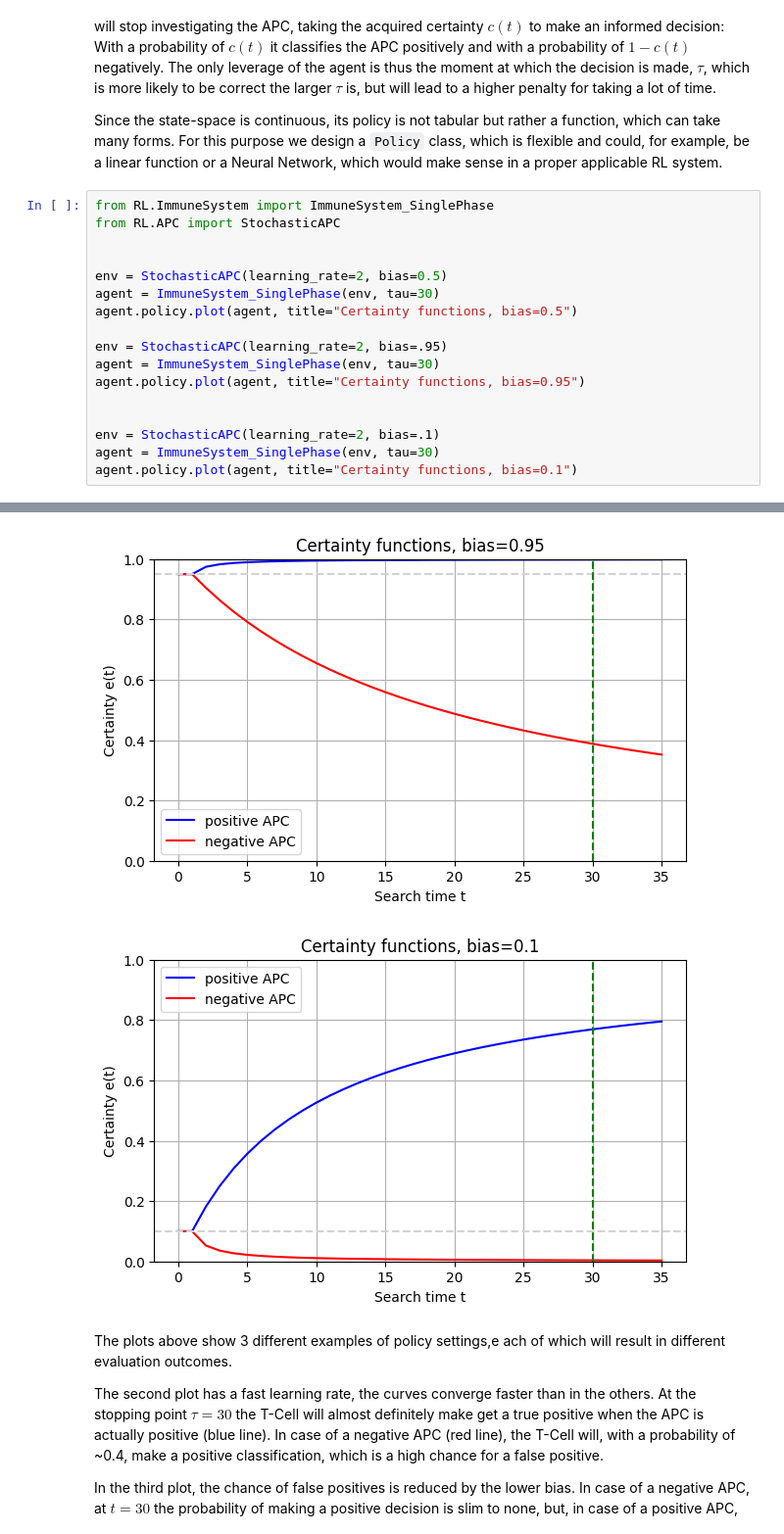
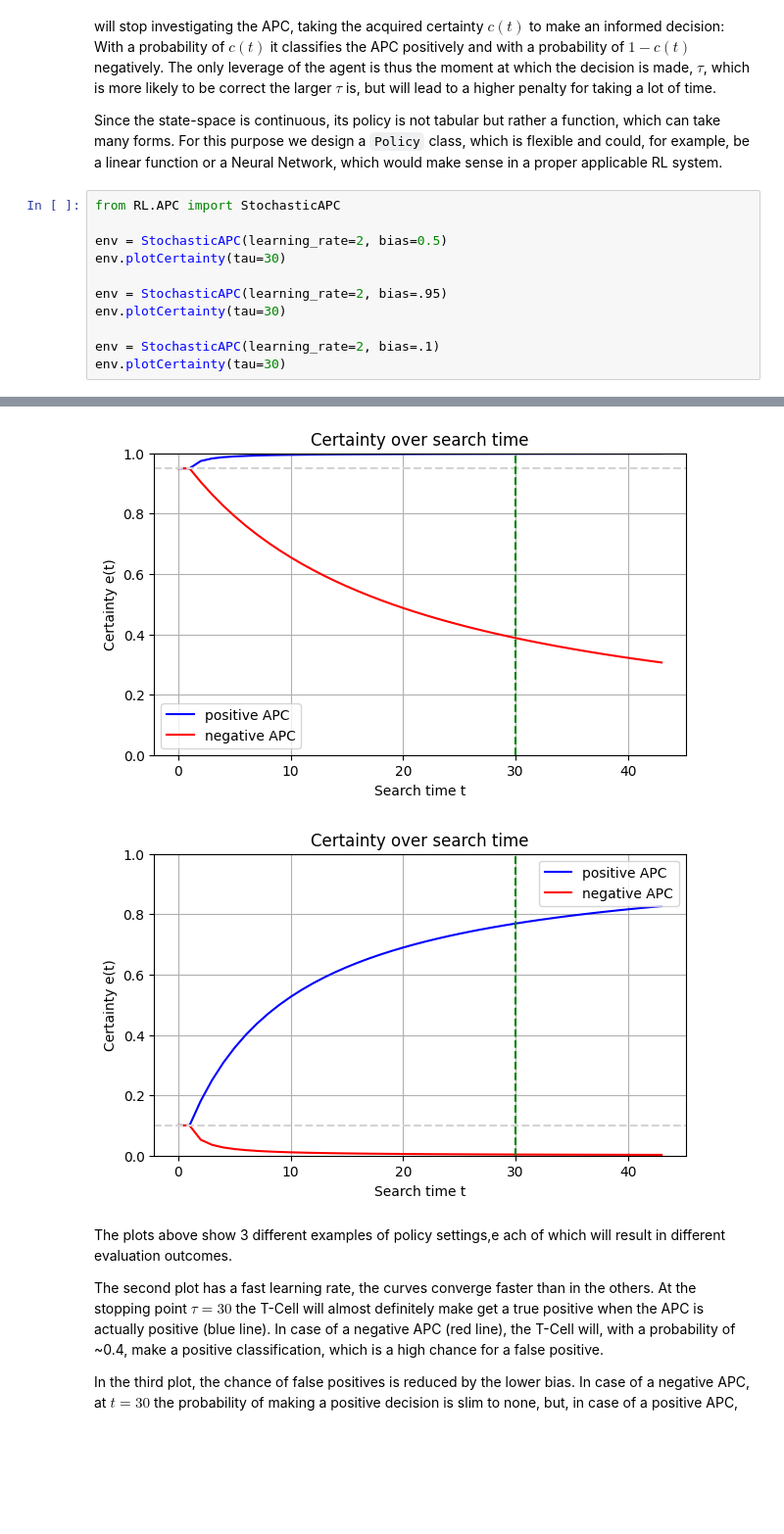
Before and after one commit to nikoczernin/tcells, a Jupyter notebook: baumgart_repro.ipynb, the cells around one changed output, grey strips where cells are left out. Shown at 98% size. Drawn from its saved outputs; the diff is of its cells as text; blank space fills up the shorter version.

Commit message:
new system works

```diff
--- a/baumgart_repro.ipynb
+++ b/baumgart_repro.ipynb
@@ -84,20 +84,14 @@ Instead of making a fixed decision of whether to classify positively or negative
 
 Since the state-space is continuous, its policy is not tabular but rather a function, which can take many forms. For this purpose we design a `Policy` class, which is flexible and could, for example, be a linear function or a Neural Network, which would make sense in a proper applicable RL system.
 # %%
-from RL.ImmuneSystem import ImmuneSystem_SinglePhase
 from RL.APC import StochasticAPC
 
-
 env = StochasticAPC(learning_rate=2, bias=0.5)
-agent = ImmuneSystem_SinglePhase(env, tau=30)
-agent.policy.plot(agent, title="Certainty functions, bias=0.5")
+env.plotCertainty(tau=30)
 
 env = StochasticAPC(learning_rate=2, bias=.95)
-agent = ImmuneSystem_SinglePhase(env, tau=30)
-agent.policy.plot(agent, title="Certainty functions, bias=0.95")
-
+env.plotCertainty(tau=30)
 
 env = StochasticAPC(learning_rate=2, bias=.1)
-agent = ImmuneSystem_SinglePhase(env, tau=30)
-agent.policy.plot(agent, title="Certainty functions, bias=0.1")
+env.plotCertainty(tau=30)
 # %% [output]
@@ -105,5 +99,5 @@ agent.policy.plot(agent, title="Certainty functions, bias=0.1")
-[figure, old version]
+[figure, new version]
-[figure, old version]
+[figure, new version]
 # %% [markdown]
 The plots above show 3 different examples of policy settings,e ach of which will result in different evaluation outcomes.
 
```
Also changed, not shown: parts of 24 cells of this notebook, 3 other files.
